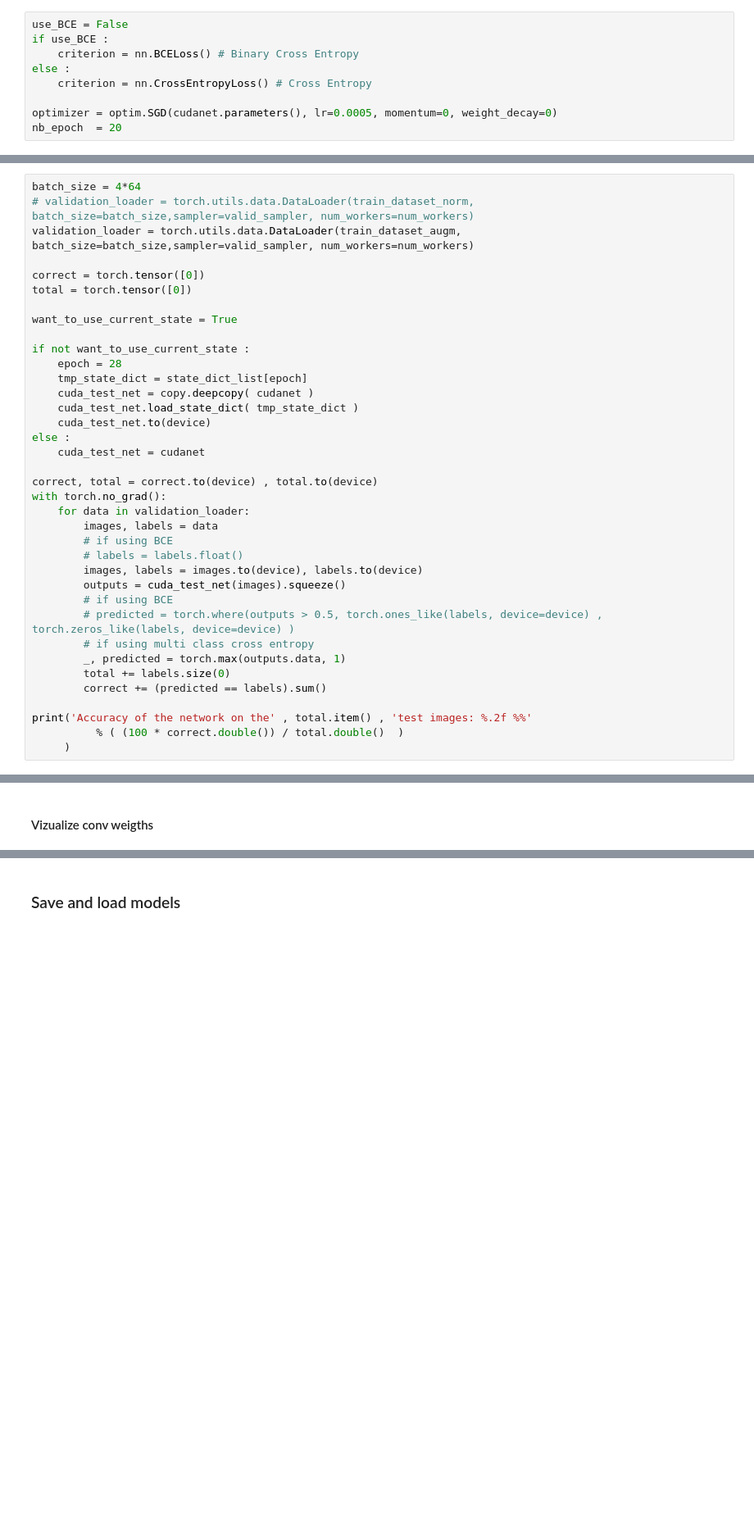
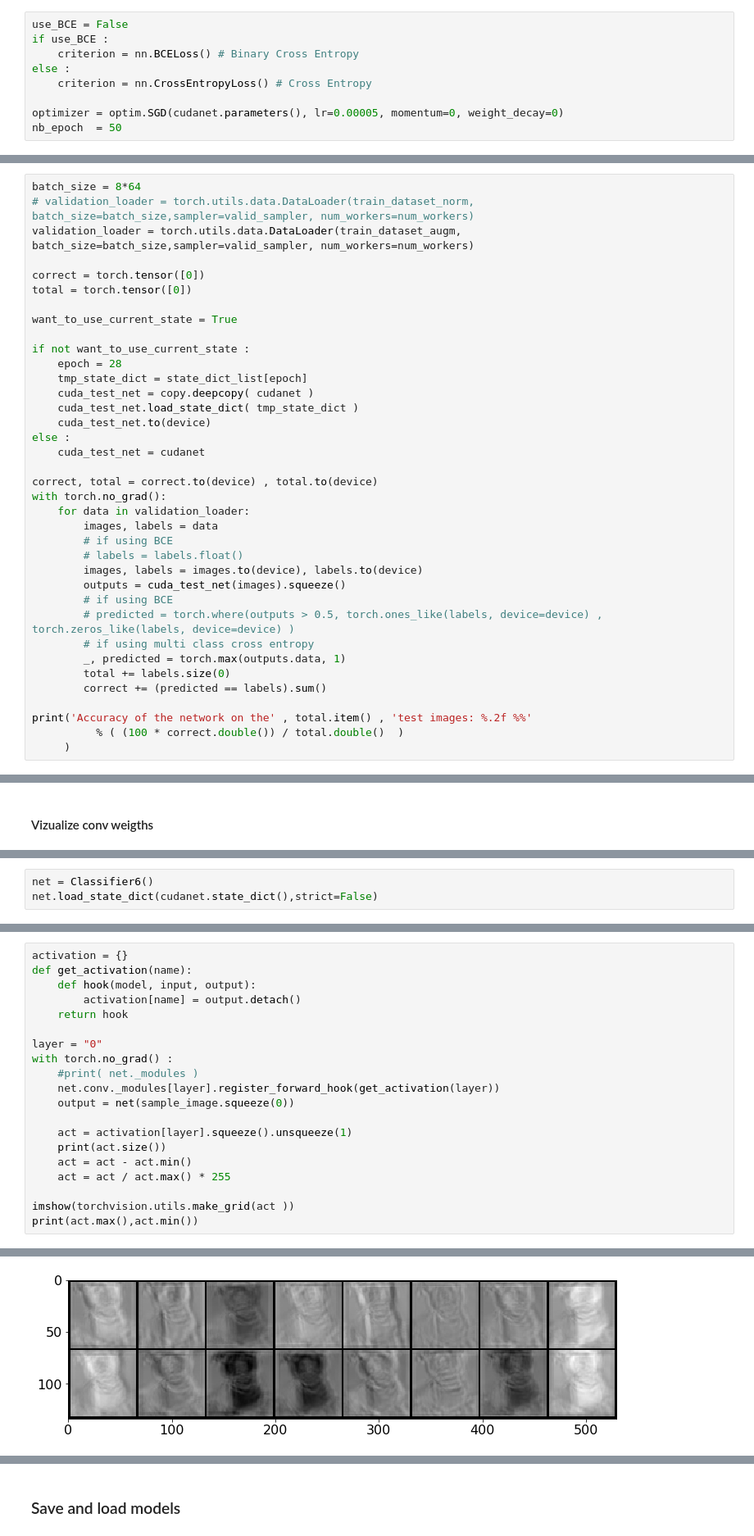
Before and after one commit to HugoCote/Assignment-1-Part-3, a Jupyter notebook: dev1num3.ipynb, the cells around one changed output, grey strips where cells are left out. Shown at 82% size. Saved outputs shown, nothing was run; the diff lists cells and outputs as text; blank space fills up the shorter version.

```diff
--- a/dev1num3.ipynb
+++ b/dev1num3.ipynb
@@ -681,8 +685,8 @@ if use_BCE :
 else :
     criterion = nn.CrossEntropyLoss() # Cross Entropy
 
-optimizer = optim.SGD(cudanet.parameters(), lr=0.0005, momentum=0, weight_decay=0)
-nb_epoch  = 20
+optimizer = optim.SGD(cudanet.parameters(), lr=0.00005, momentum=0, weight_decay=0)
+nb_epoch  = 50
 # %%
 batch_size = 1*32
 
@@ -765,7 +769,7 @@ time required =  753.5205  s
 # %% [markdown]
 #### test accuracy of the current state on validation dataset
 # %%
-batch_size = 4*64
+batch_size = 8*64
 # validation_loader = torch.utils.data.DataLoader(train_dataset_norm, batch_size=batch_size,sampler=valid_sampler, num_workers=num_workers)
 validation_loader = torch.utils.data.DataLoader(train_dataset_augm, batch_size=batch_size,sampler=valid_sampler, num_workers=num_workers)
 
@@ -1002,0 +1006,3 @@ for i,(name,layer) in enumerate(cudanet.named_parameters(),1) :
+# %%
+net = Classifier6()
+net.load_state_dict(cudanet.state_dict(),strict=False)
@@ -1002,0 +1011,21 @@ for i,(name,layer) in enumerate(cudanet.named_parameters(),1) :
+# %%
+activation = {}
+def get_activation(name):
+    def hook(model, input, output):
+        activation[name] = output.detach()
+    return hook
+
+layer = "0"
+with torch.no_grad() :
+    #print( net._modules )
+    net.conv._modules[layer].register_forward_hook(get_activation(layer))
+    output = net(sample_image.squeeze(0))
+
+    act = activation[layer].squeeze().unsqueeze(1)
+    print(act.size())
+    act = act - act.min()
+    act = act / act.max() * 255
+
+imshow(torchvision.utils.make_grid(act ))
+print(act.max(),act.min())
+# %% [output]
@@ -1002,0 +1033 @@ for i,(name,layer) in enumerate(cudanet.named_parameters(),1) :
+[figure, added]
```
Also changed, not shown: parts of 17 cells of this notebook, 2 other files.
